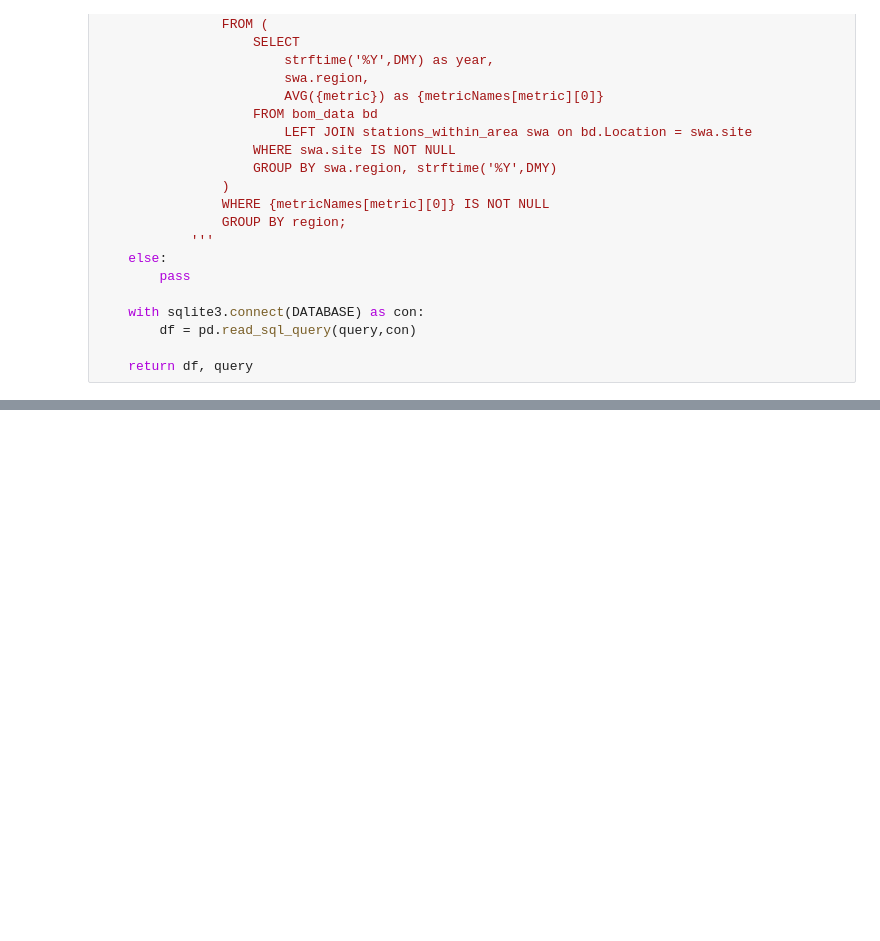
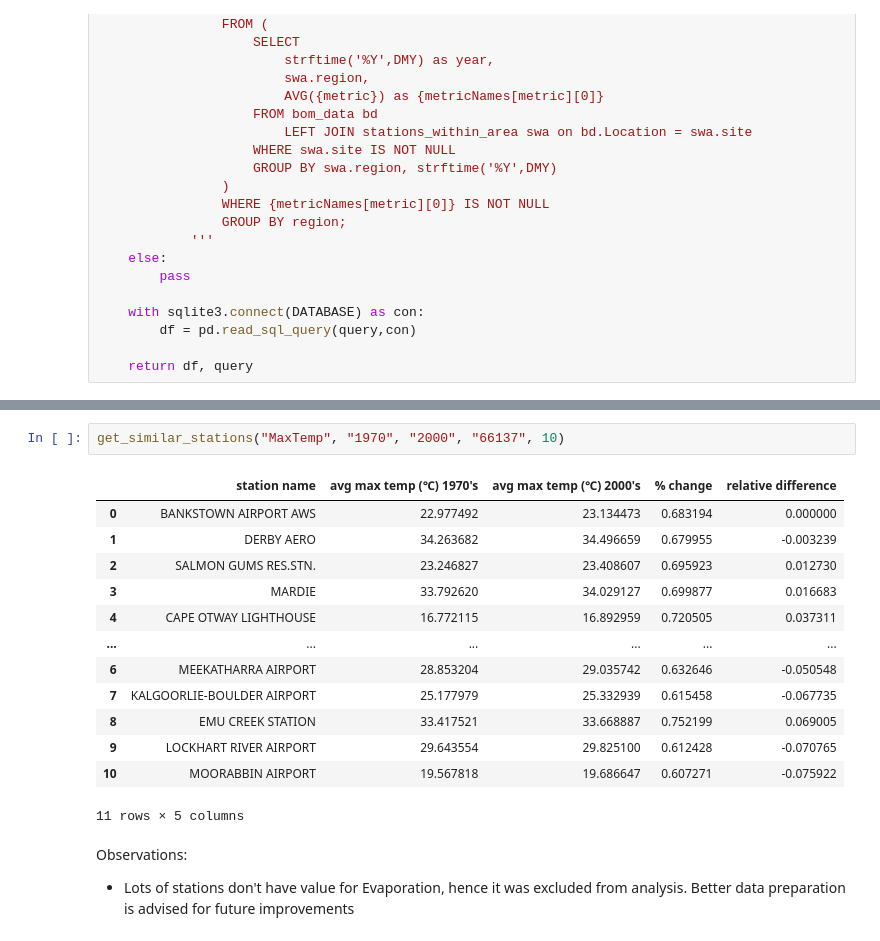
Before and after one commit to A-C-Sai/Investigating-Australian-Climate-Change, a Jupyter notebook: notebooks/03-sub_task_A.ipynb, the cells around one changed output, grey strips where cells are left out. Cells and saved outputs as stored; diff of their text form; blank space fills up the shorter version.

```diff
--- a/notebooks/03-sub_task_A.ipynb
+++ b/notebooks/03-sub_task_A.ipynb
@@ -390,0 +493,20 @@ def table2(state, start_lat, end_lat, metric, period):
+# %%
+get_similar_stations("MaxTemp", "1970", "2000", "66137", 10)
+# %% [output]
+|  | station name | avg max temp (℃) 1970's | avg max temp (℃) 2000's | % change | relative difference |
+| 0 | BANKSTOWN AIRPORT AWS | 22.977492 | 23.134473 | 0.683194 | 0.000000 |
+| 1 | DERBY AERO | 34.263682 | 34.496659 | 0.679955 | -0.003239 |
+| 2 | SALMON GUMS RES.STN. | 23.246827 | 23.408607 | 0.695923 | 0.012730 |
+| 3 | MARDIE | 33.792620 | 34.029127 | 0.699877 | 0.016683 |
+| 4 | CAPE OTWAY LIGHTHOUSE | 16.772115 | 16.892959 | 0.720505 | 0.037311 |
+| ... | ... | ... | ... | ... | ... |
+| 6 | MEEKATHARRA AIRPORT | 28.853204 | 29.035742 | 0.632646 | -0.050548 |
+| 7 | KALGOORLIE-BOULDER AIRPORT | 25.177979 | 25.332939 | 0.615458 | -0.067735 |
+| 8 | EMU CREEK STATION | 33.417521 | 33.668887 | 0.752199 | 0.069005 |
+| 9 | LOCKHART RIVER AIRPORT | 29.643554 | 29.825100 | 0.612428 | -0.070765 |
+| 10 | MOORABBIN AIRPORT | 19.567818 | 19.686647 | 0.607271 | -0.075922 |
+11 rows × 5 columns
+# %% [markdown]
+Observations:
+
+- Lots of stations don't have value for Evaporation, hence it was excluded from analysis. Better data preparation is advised for future improvements
```
Also changed, not shown: parts of 6 cells of this notebook.
